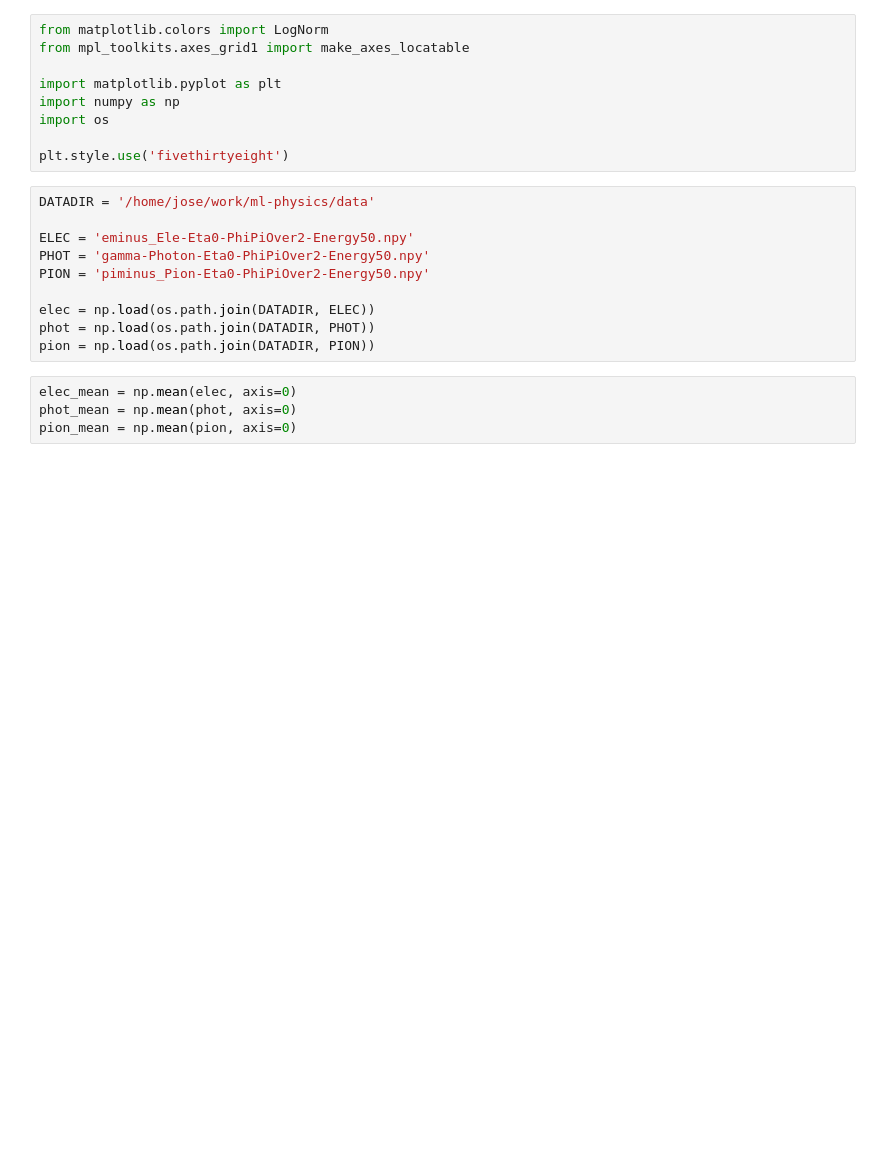
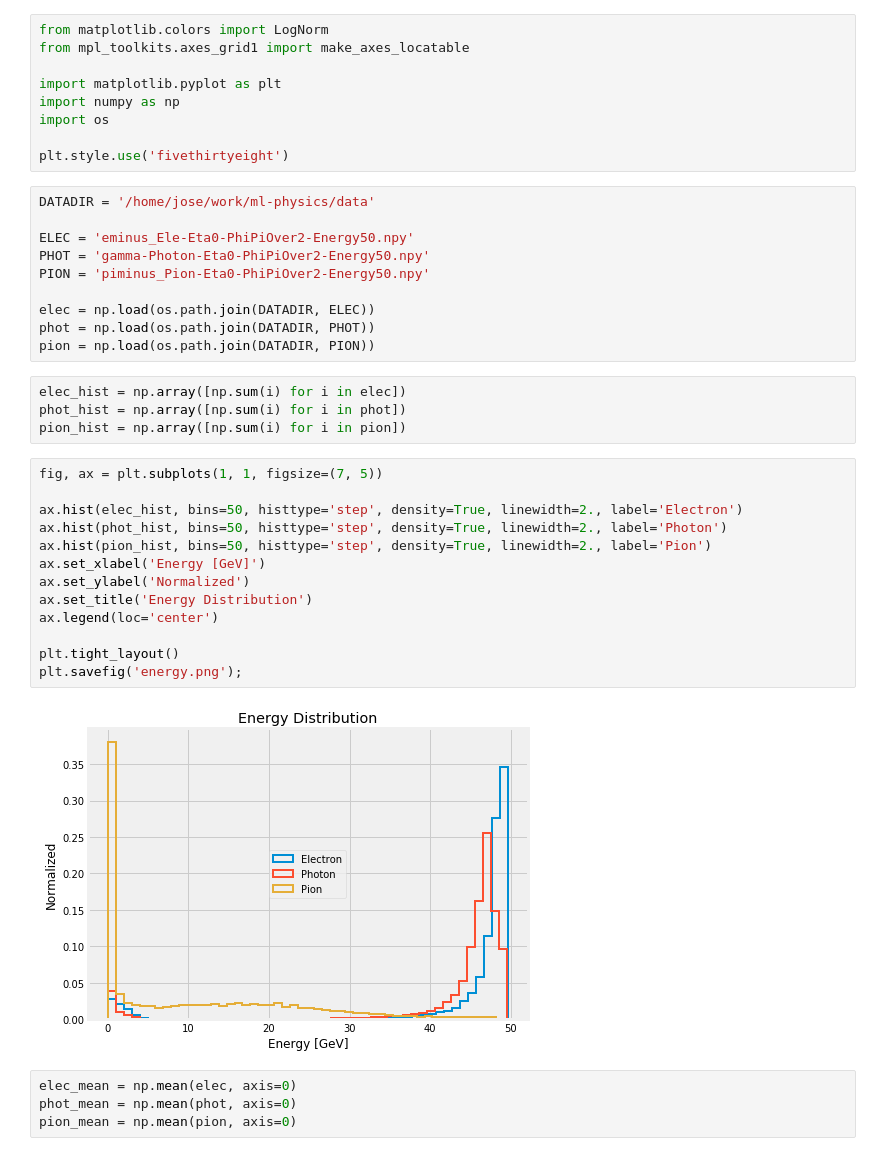
Before and after one commit to jruizvar/cnn-model, a Jupyter notebook: notebooks/analysis.ipynb, the cells around one changed output. Cells and saved outputs as stored; diff of their text form; blank space fills up the shorter version.

```diff
--- a/notebooks/analysis.ipynb
+++ b/notebooks/analysis.ipynb
@@ -19,6 +21,25 @@ PION = 'piminus_Pion-Eta0-PhiPiOver2-Energy50.npy'
 elec = np.load(os.path.join(DATADIR, ELEC))
 phot = np.load(os.path.join(DATADIR, PHOT))
 pion = np.load(os.path.join(DATADIR, PION))
+# %%
+elec_hist = np.array([np.sum(i) for i in elec])
+phot_hist = np.array([np.sum(i) for i in phot])
+pion_hist = np.array([np.sum(i) for i in pion])
+# %%
+fig, ax = plt.subplots(1, 1, figsize=(7, 5))
+
+ax.hist(elec_hist, bins=50, histtype='step', density=True, linewidth=2., label='Electron')
+ax.hist(phot_hist, bins=50, histtype='step', density=True, linewidth=2., label='Photon')
+ax.hist(pion_hist, bins=50, histtype='step', density=True, linewidth=2., label='Pion')
+ax.set_xlabel('Energy [GeV]')
+ax.set_ylabel('Normalized')
+ax.set_title('Energy Distribution')
+ax.legend(loc='center')
+
+plt.tight_layout()
+plt.savefig('energy.png');
+# %% [output]
+[figure, added]
 # %%
 elec_mean = np.mean(elec, axis=0)
 phot_mean = np.mean(phot, axis=0)
```
Also changed, not shown: parts of 7 cells of this notebook, 2 other files.
